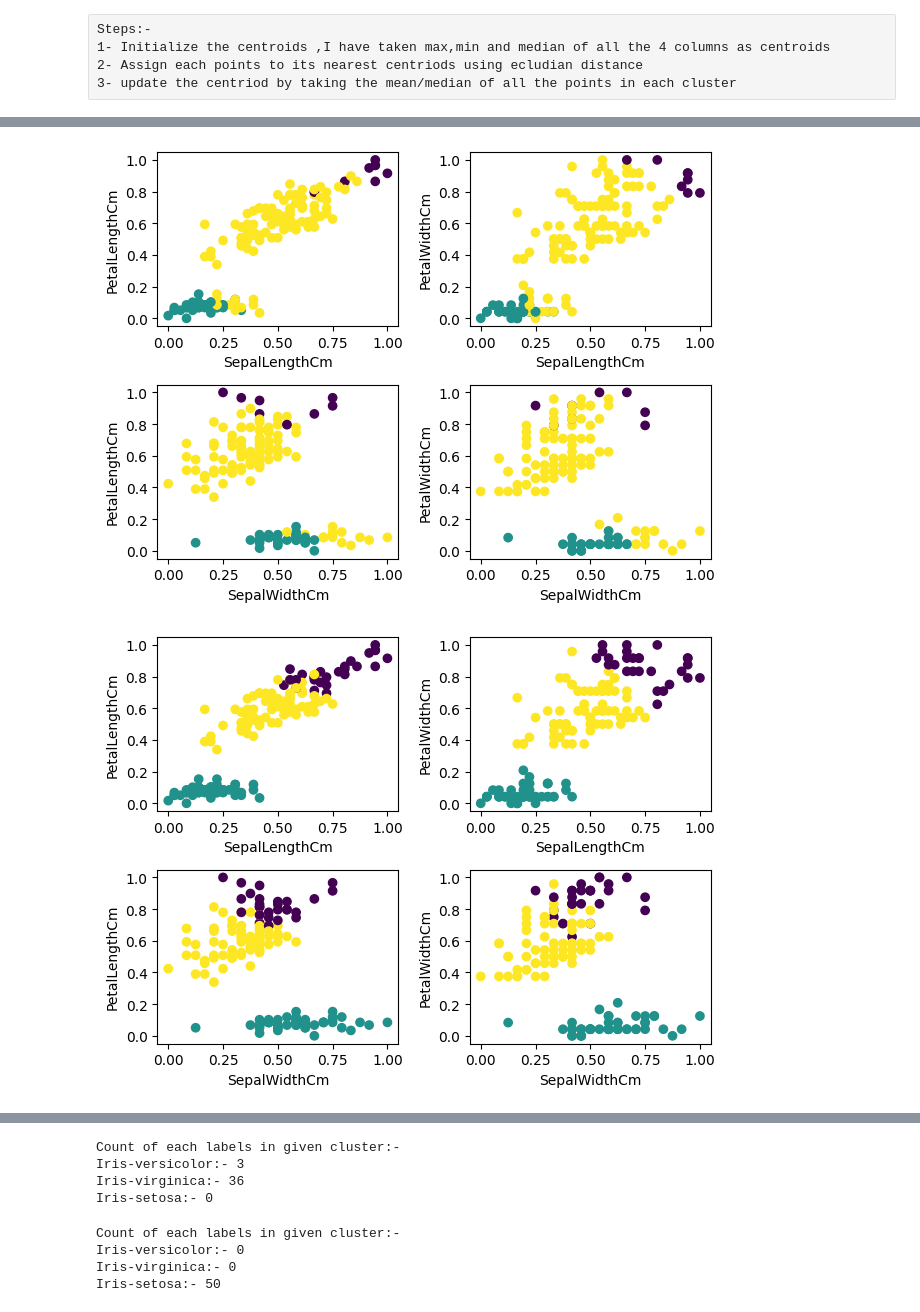
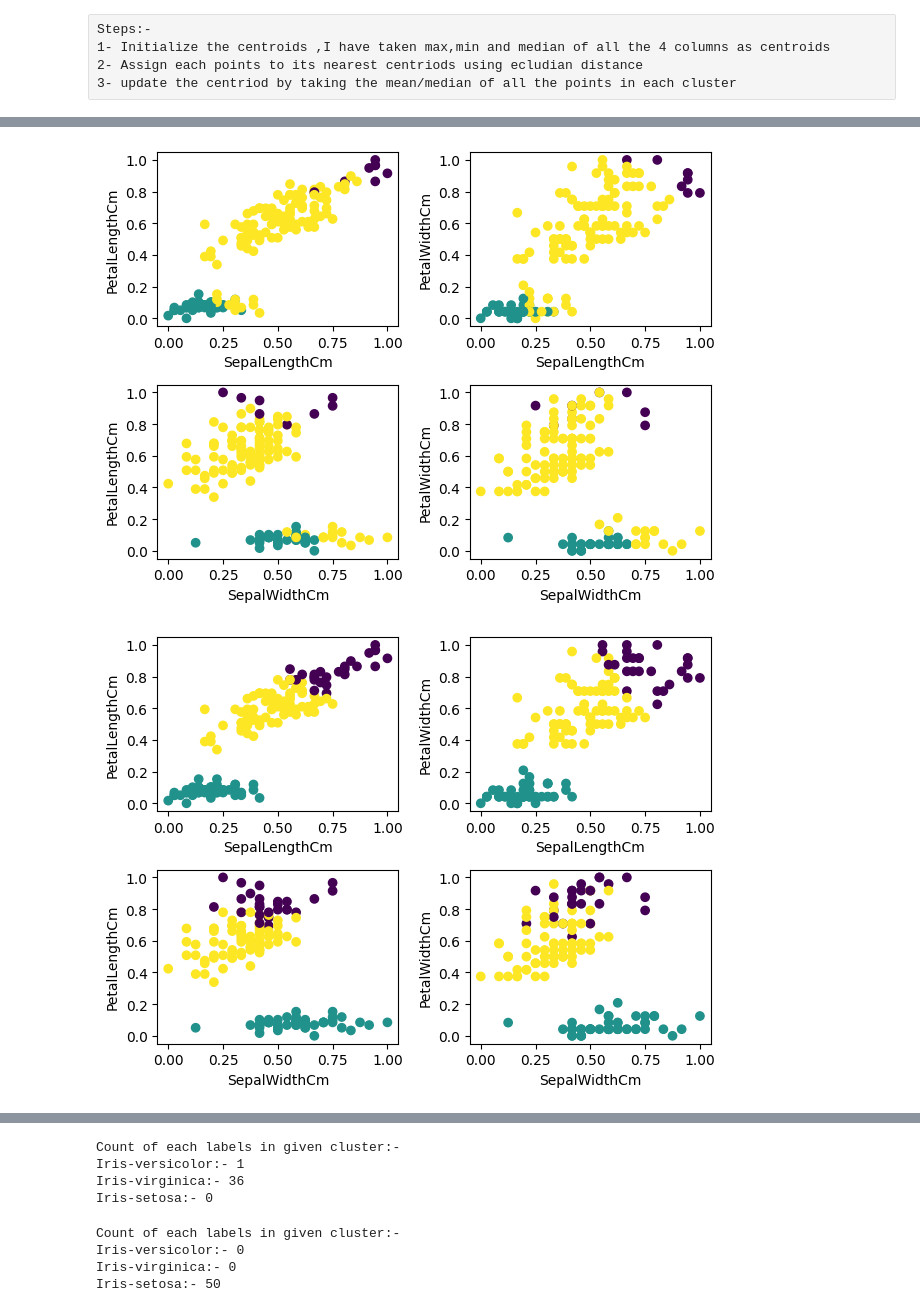
Before and after one commit to ashutoshsamal/AI-DSE_MTECH, a Jupyter notebook: MachineLearning/Kmeans.ipynb, the cells around one changed output, grey strips where cells are left out. Cells and saved outputs as stored; diff of their text form; code cells hidden in the pictures.

```diff
--- a/MachineLearning/Kmeans.ipynb
+++ b/MachineLearning/Kmeans.ipynb
@@ -50,5 +50,5 @@ def SSE(data,centroids):
     return ((data-centroids)**2).sum(axis=1)
 # %%
 ## Returns Mean of a given column. Used in calculating centroids by using mean of all points
-def updateByMean(column):
-    return column.sum()/column.count()
+def updateByMean(groupdata):
+    return groupdata.sum()/groupdata.count()
@@ -189,8 +184,8 @@ def Clustering(initial_centroids,Type):
 
         """
         SSE function will return SSE for each points from each centroids.
-        By using Min we take the SSE from nearest cluster(with lowest SSE) of each points and add them up
-        By this we are calclulating sum of intercluster SSE
+        By using Min we take the SSE from nearest centroid(with lowest SSE) of each points and add them up
+        By this we are calclulating sum of intra-cluster SSE
         """
 
         print("SSE is :-" ,SSE_error)
@@ -214,6 +209,6 @@ def Clustering(initial_centroids,Type):
 # %%
 ## Assigning each clusters(0,1,2) to approrpiate labels
 # %%
-final_centroids=Clustering(get_initial_centroids(train_data),"Mean")
+final_centroids=Clustering(get_initial_centroids(train_data),"Median")
 # %% [output]
 interation is :-  1
@@ -236,3 +228,3 @@ SSE is :- 6.998114004826762
 centroid diff:-  0.0
-[figure, old version]
+[figure, new version]
-[figure, old version]
+[figure, new version]
@@ -246,7 +237,7 @@ train_lables=get_labels(train_data,final_centroids)
 label_for_each_group(train_data.groupby(train_lables).apply(lambda x:x.index)[0])
 # %% [output]
 Count of each labels in given cluster:-
-Iris-versicolor:- 3
+Iris-versicolor:- 1
 Iris-virginica:- 36
 Iris-setosa:- 0
 # %%
```
Also changed, not shown: parts of 6 cells of this notebook, 3 other files.
